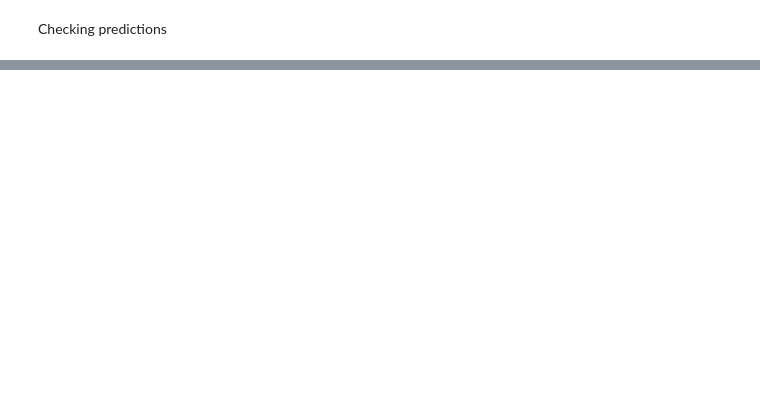
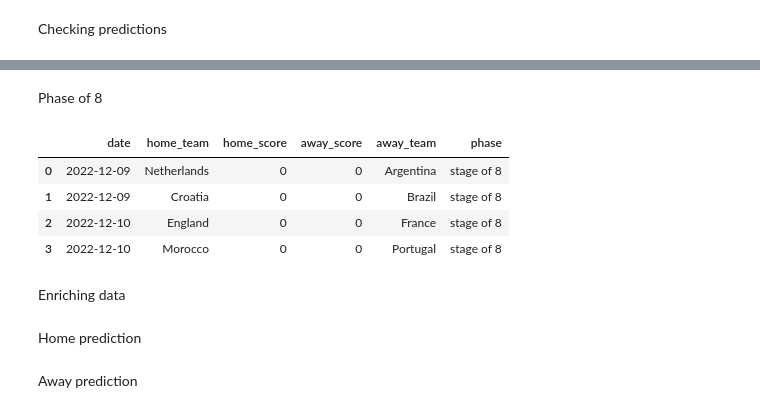
Before and after one commit to rafabandoni/world-cup-22-predict, a Jupyter notebook: predict_worldcup22.ipynb, the cells around one changed output, grey strips where cells are left out. Saved outputs shown, nothing was run; the diff lists cells and outputs as text; code cells hidden in the pictures; blank space fills up the shorter version.

```diff
--- a/predict_worldcup22.ipynb
+++ b/predict_worldcup22.ipynb
@@ -673,0 +680,24 @@ matches_schedule_phase16_predicted
+# %% [markdown]
+Phase of 8
+# %%
+# ingesting data
+data = [
+    ['2022-12-09', 'Netherlands', 0, 0, 'Argentina', 'stage of 8'],
+    ['2022-12-09', 'Croatia', 0, 0, 'Brazil', 'stage of 8'],
+    ['2022-12-10', 'England', 0, 0, 'France', 'stage of 8'],
+    ['2022-12-10', 'Morocco', 0, 0, 'Portugal', 'stage of 8']
+    ]
+
+# creating pandas DataFrame
+matches_schedule_phase8 = pd.DataFrame(data, columns=['date', 'home_team', 'home_score', 'away_score', 'away_team', 'phase'])
+
+# checking data
+matches_schedule_phase8
+# %% [output]
+|  | date | home_team | home_score | away_score | away_team | phase |
+| 0 | 2022-12-09 | Netherlands | 0 | 0 | Argentina | stage of 8 |
+| 1 | 2022-12-09 | Croatia | 0 | 0 | Brazil | stage of 8 |
+| 2 | 2022-12-10 | England | 0 | 0 | France | stage of 8 |
+| 3 | 2022-12-10 | Morocco | 0 | 0 | Portugal | stage of 8 |
+# %% [markdown]
+Enriching data
@@ -673,0 +735,2 @@ matches_schedule_phase16_predicted
+# %% [markdown]
+Home prediction
@@ -673,0 +780,2 @@ matches_schedule_phase16_predicted
+# %% [markdown]
+Away prediction
```
Also changed, not shown: parts of 10 cells of this notebook.
